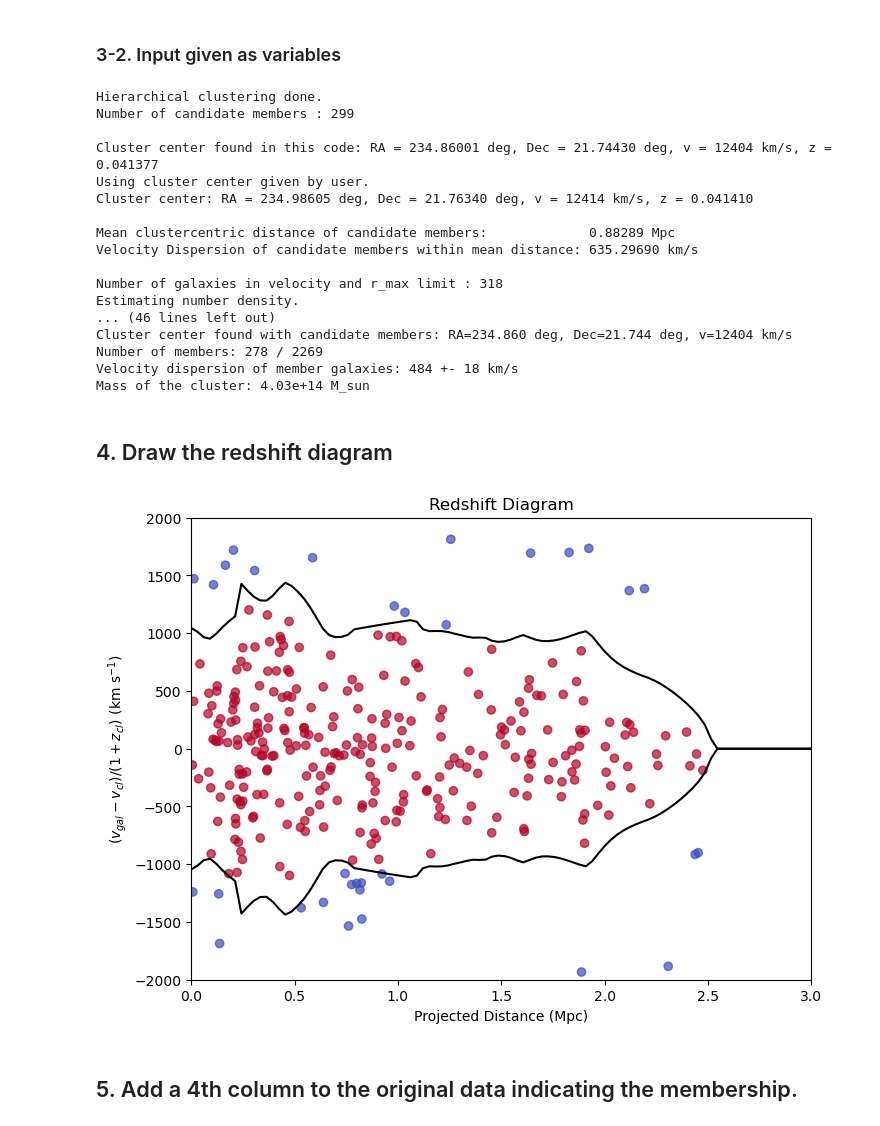
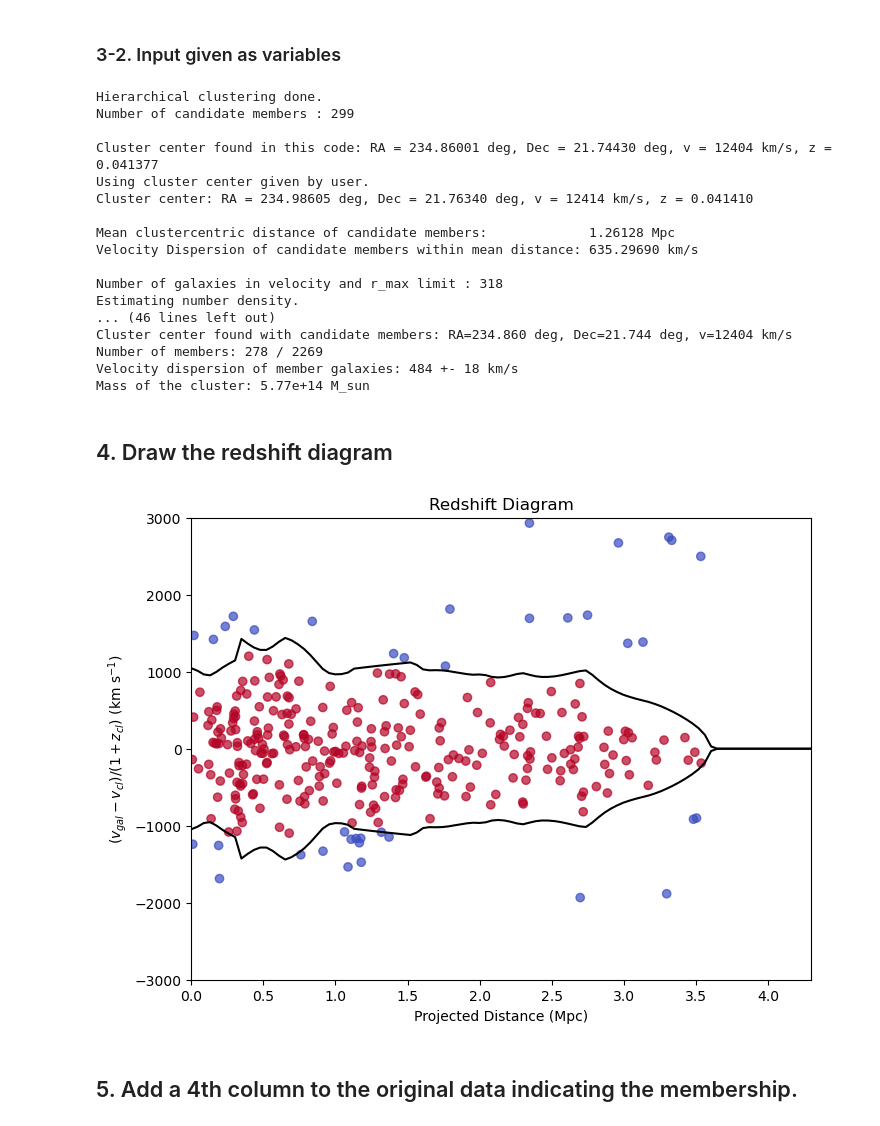
Before and after one commit to woodykang/CausticSNUpy, a Jupyter notebook: example.ipynb, the cells around one changed output. Drawn from its saved outputs; the diff is of its cells as text; code cells hidden in the pictures.

```diff
--- a/example.ipynb
+++ b/example.ipynb
@@ -20,19 +20,22 @@ fpath = 'test_data.txt'                         # your directory to the file; th
                                                 # https://ui.adsabs.harvard.edu/abs/2018ApJ...869..124S/abstract
                                                 # In this example, the coordinates of the cluster center is fixed to the one given in the paper
 
+# Initial data cut
 v_lower = 8000                                  # lower bound of velocity that real members should have (km/s)
 v_upper = 17000                                 # upper bound of velocity that real members should have (km/s)
+
+# Cosmological parameters
+H0 = 70											# Hubble parameter at the current Universe (km/s/Mpc)
+Om0 = 0.3										# matter density parater at the current Universe
+Ode0 = 0.7										# dark energy density parameter at the current Universe
+Tcmb0 = 2.7										# temperature of the cosmic microwave background at the current Universe (K)
+
+# Caustic diagram parameters
 v_max = 3000                                    # maximum l.o.s. velocity when drawing the redshift diagram
-r_max = 3                                       # maximum projected distance from the center (Mpc)
-
-H0 = 100
-Om0 = 0.3
-Ode0 = 0.7
-Tcmb0 = 2.7
-
-q = 25
-r_res = 100                                     # resolution of r_grid
-v_res = 100                                     # resolution of v_grid
+r_max = 4.3                                     # maximum projected distance from the center (Mpc)
+q = 25											# rescaling factor
+r_res = 100                                     # resolution of r_grid (number of grid points)
+v_res = 100                                     # resolution of v_grid (number of grid points)
 BT_thr = "ALS"                                  # Binary Tree threshold
 center_given = True                             # is center given in the first line of input file?
 # %% [markdown]
@@ -84,7 +87,7 @@ Cluster center found in this code: RA = 234.86001 deg, Dec = 21.74430 deg, v = 1
 Using cluster center given by user.
 Cluster center: RA = 234.98605 deg, Dec = 21.76340 deg, v = 12414 km/s, z = 0.041410
 
-Mean clustercentric distance of candidate members:             0.88289 Mpc
+Mean clustercentric distance of candidate members:             1.26128 Mpc
 Velocity Dispersion of candidate members within mean distance: 635.29690 km/s
 
 Number of galaxies in velocity and r_max limit : 318
@@ -93,32 +96,32 @@ Estimating number density.
 Cluster center found with candidate members: RA=234.860 deg, Dec=21.744 deg, v=12404 km/s
 Number of members: 278 / 2269
 Velocity dispersion of member galaxies: 484 +- 18 km/s
-Mass of the cluster: 4.03e+14 M_sun
+Mass of the cluster: 5.77e+14 M_sun
 # %% [markdown]
 ## 4. Draw the redshift diagram
 # %%
 r_grid = result.r_grid       # grid of r-axis
 A = result.A                 # Amplitude of caustics
 
 r = result.r                 # Projected distance from cluster center to each galaxies
 v = result.v                 # relative l.o.s velocities of galaxies
 member = result.member       # boolean array of galaxies; 1 if member, 0 if not
 
 fig, ax = plt.subplots(figsize=(8, 6))
 ax.plot(r_grid,  A, c = 'k')
 ax.plot(r_grid, -A, c = 'k')
 ax.scatter(r, v, c=member, cmap='coolwarm', alpha=0.7)
 
-ax.set_xlim(0, 3)
-ax.set_ylim(-2000, 2000)
+ax.set_xlim(0, r_max)
+ax.set_ylim(-v_max, v_max)
 
 ax.set_title('Redshift Diagram')
 ax.set_xlabel('Projected Distance (Mpc)')
 ax.set_ylabel('$(v_{gal}-v_{cl})/(1+z_{cl})\\ \\rm{(km\\ s^{-1})}$')
 
 plt.show()
 # %% [output]
-[figure, old version]
+[figure, new version]
 # %% [markdown]
 ## 5. Add a 4th column to the original data indicating the membership.
 # %%
```
Also changed, not shown: parts of 2 cells of this notebook.
